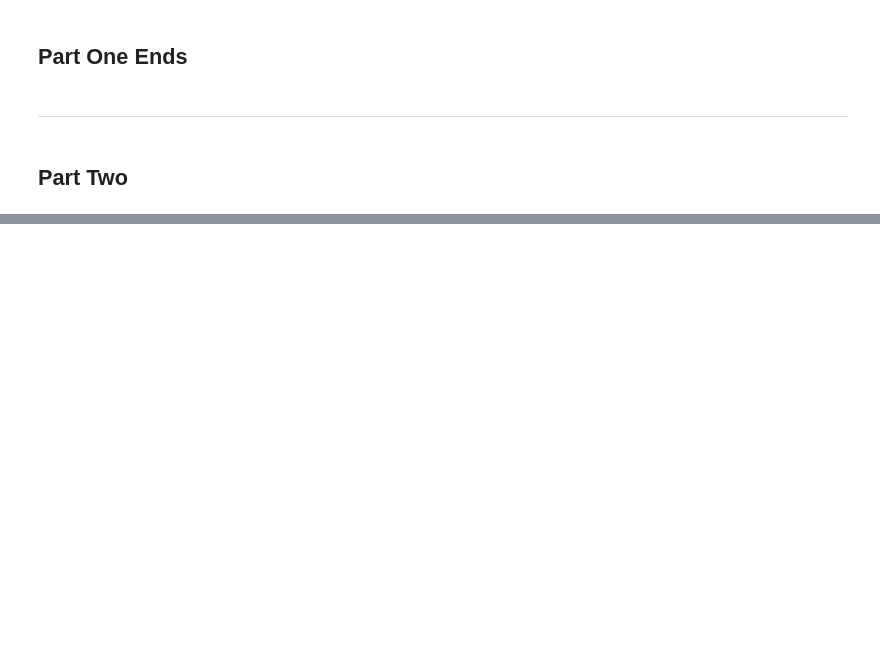
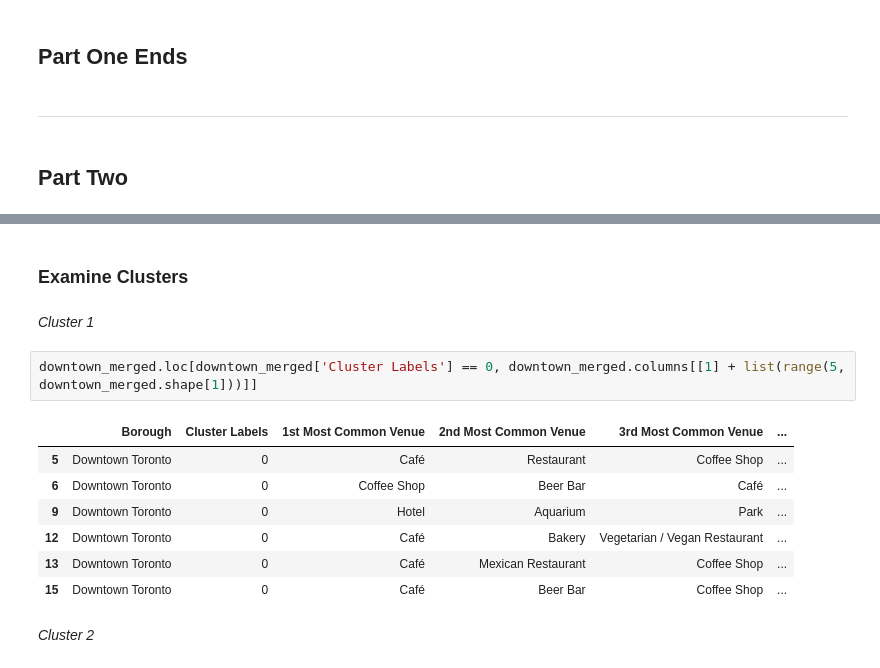
Before and after one commit to DixieeeeT/Coursera_Capstone_IBM_DS, a Jupyter notebook: Notebook for Foursquare Assignment.ipynb, the cells around one changed output, grey strips where cells are left out. Saved outputs shown, nothing was run; the diff lists cells and outputs as text; blank space fills up the shorter version.

```diff
--- a/Notebook for Foursquare Assignment.ipynb
+++ b/Notebook for Foursquare Assignment.ipynb
@@ -189,0 +691,16 @@ to_data_result.shape
+# %% [markdown]
+### Examine Clusters
+# %% [markdown]
+*Cluster 1*
+# %%
+downtown_merged.loc[downtown_merged['Cluster Labels'] == 0, downtown_merged.columns[[1] + list(range(5, downtown_merged.shape[1]))]]
+# %% [output]
+|  | Borough | Cluster Labels | 1st Most Common Venue | 2nd Most Common Venue | 3rd Most Common Venue | ... |
+| 5 | Downtown Toronto | 0 | Café | Restaurant | Coffee Shop | ... |
+| 6 | Downtown Toronto | 0 | Coffee Shop | Beer Bar | Café | ... |
+| 9 | Downtown Toronto | 0 | Hotel | Aquarium | Park | ... |
+| 12 | Downtown Toronto | 0 | Café | Bakery | Vegetarian / Vegan Restaurant | ... |
+| 13 | Downtown Toronto | 0 | Café | Mexican Restaurant | Coffee Shop | ... |
+| 15 | Downtown Toronto | 0 | Café | Beer Bar | Coffee Shop | ... |
+# %% [markdown]
+*Cluster 2*
```
Also changed, not shown: parts of 60 cells of this notebook.
